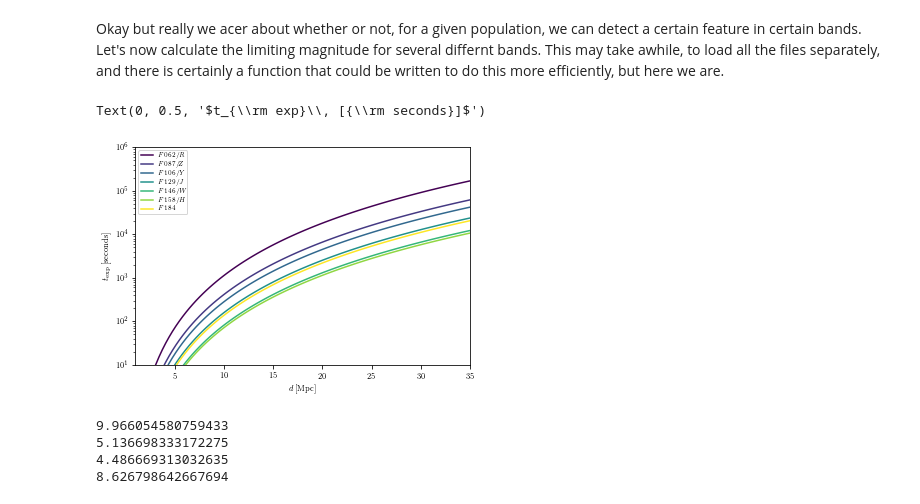
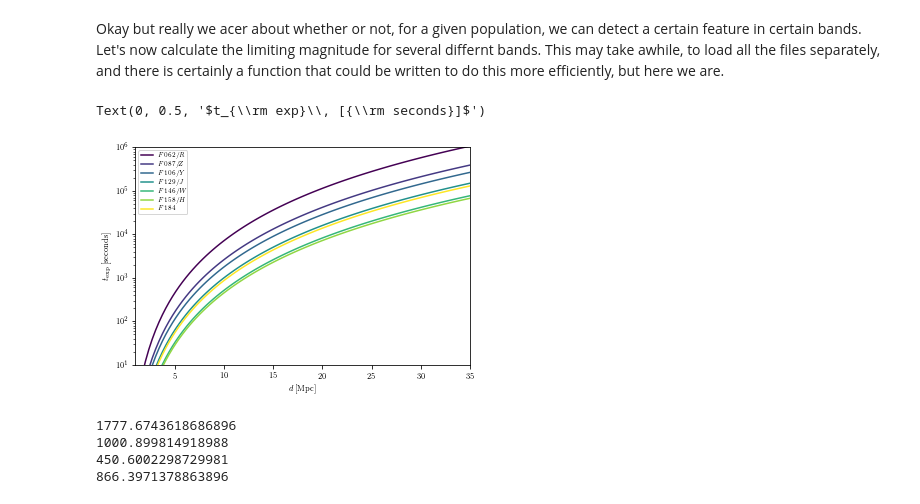
Before and after one commit to ltlancas/walter, a Jupyter notebook: time_to_feature.ipynb, the cells around one changed output. Saved outputs shown, nothing was run; the diff lists cells and outputs as text; code cells hidden in the pictures.

```diff
--- a/time_to_feature.ipynb
+++ b/time_to_feature.ipynb
@@ -117,44 +117,44 @@ F_trgb = get_absM(metlist,agelist,filter_index_dict["F184"],560,580,path_to_isos
 # %%
 # Then we can pick a given metallicity and age
 meti = 10 # [Fe/H] = -2
 agej = 21 # age = 10 Gyr
 
 # we'll plot the exposure time for a range of assumed
 drange = np.linspace(1,35,100)
 mu = 25 + 5*np.log10(drange)
-texp_Rtrgb = 1e3*10**((R_trgb[meti,agej]+mu-ps_detect_5slim[0])/1.25)
-texp_Ztrgb = 1e3*10**((Z_trgb[meti,agej]+mu-ps_detect_5slim[1])/1.25)
-texp_Ytrgb = 1e3*10**((Y_trgb[meti,agej]+mu-ps_detect_5slim[2])/1.25)
-texp_Jtrgb = 1e3*10**((J_trgb[meti,agej]+mu-ps_detect_5slim[3])/1.25)
-texp_Wtrgb = 1e3*10**((W_trgb[meti,agej]+mu-ps_detect_5slim[4])/1.25)
-texp_Htrgb = 1e3*10**((H_trgb[meti,agej]+mu-ps_detect_5slim[5])/1.25)
-texp_Ftrgb = 1e3*10**((F_trgb[meti,agej]+mu-ps_detect_5slim[6])/1.25)
+texp_Rtrgb = 1e3*10**((1+R_trgb[meti,agej]+mu-ps_detect_5slim[0])/1.25)
+texp_Ztrgb = 1e3*10**((1+Z_trgb[meti,agej]+mu-ps_detect_5slim[1])/1.25)
+texp_Ytrgb = 1e3*10**((1+Y_trgb[meti,agej]+mu-ps_detect_5slim[2])/1.25)
+texp_Jtrgb = 1e3*10**((1+J_trgb[meti,agej]+mu-ps_detect_5slim[3])/1.25)
+texp_Wtrgb = 1e3*10**((1+W_trgb[meti,agej]+mu-ps_detect_5slim[4])/1.25)
+texp_Htrgb = 1e3*10**((1+H_trgb[meti,agej]+mu-ps_detect_5slim[5])/1.25)
+texp_Ftrgb = 1e3*10**((1+F_trgb[meti,agej]+mu-ps_detect_5slim[6])/1.25)
 
 
 plt.plot(drange,texp_Rtrgb,c=plt.cm.viridis(0./(nfilt-1)),label=filter_names[0])
 plt.plot(drange,texp_Ztrgb,c=plt.cm.viridis(1./(nfilt-1)),label=filter_names[1])
 plt.plot(drange,texp_Ytrgb,c=plt.cm.viridis(2./(nfilt-1)),label=filter_names[2])
 plt.plot(drange,texp_Jtrgb,c=plt.cm.viridis(3./(nfilt-1)),label=filter_names[3])
 plt.plot(drange,texp_Wtrgb,c=plt.cm.viridis(4./(nfilt-1)),label=filter_names[4])
 plt.plot(drange,texp_Htrgb,c=plt.cm.viridis(5./(nfilt-1)),label=filter_names[5])
 plt.plot(drange,texp_Ftrgb,c=plt.cm.viridis(6./(nfilt-1)),label=filter_names[6])
 
 plt.legend()
 plt.yscale("log")
 plt.xlim(1,35)
 plt.ylim(1e1,1e6)
 plt.xlabel(r"$d\, [{\rm Mpc}]$")
 plt.ylabel(r"$t_{\rm exp}\, [{\rm seconds}]$")
 # %% [output]
 Text(0, 0.5, '$t_{\\rm exp}\\, [{\\rm seconds}]$')
-[figure, old version]
+[figure, new version]
 # %%
-print(np.interp(5,drange,texp_Jtrgb))
-print(np.interp(5,drange,texp_Wtrgb))
-print(np.interp(5,drange,texp_Htrgb))
-print(np.interp(5,drange,texp_Ftrgb))
+print(np.interp(10,drange,texp_Ytrgb))
+print(np.interp(10,drange,texp_Jtrgb))
+print(np.interp(10,drange,texp_Htrgb))
+print(np.interp(10,drange,texp_Ftrgb))
 # %% [output]
-9.966054580759433
-5.136698333172275
-4.486669313032635
-8.626798642667694
+1777.6743618686896
+1000.899814918988
+450.6002298729981
+866.3971378863896
```
Also changed, not shown: 2 other files.
